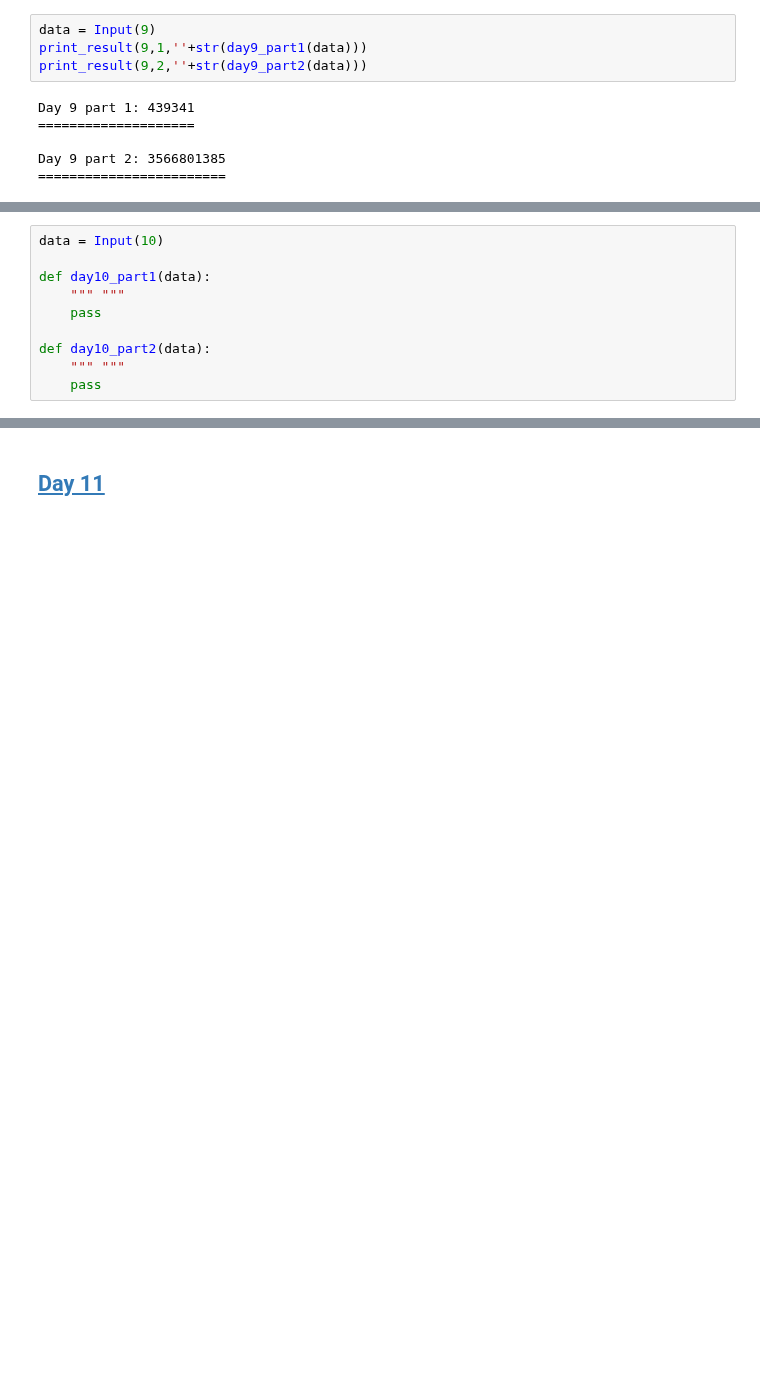
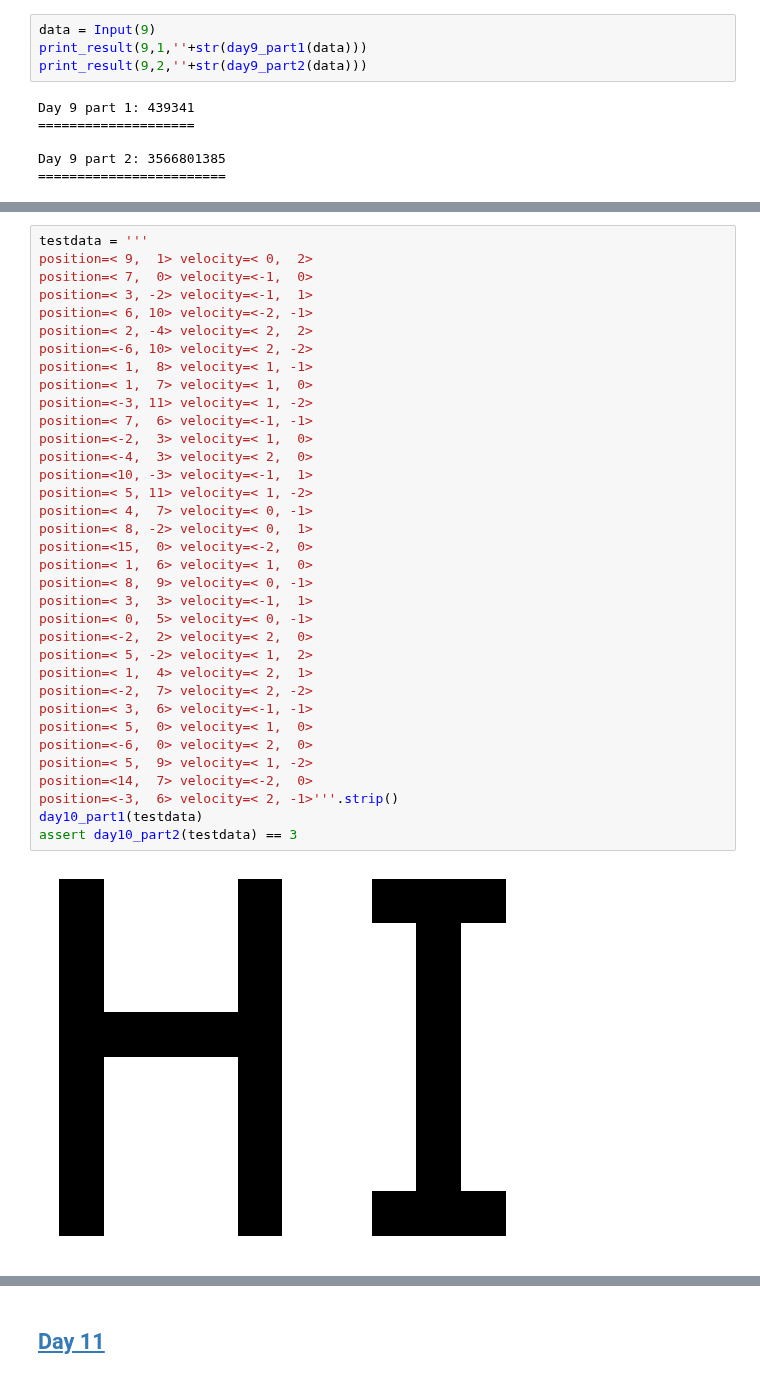
Before and after one commit to fuzzy-focus/AdventOfCode, a Jupyter notebook: 2018/Advent2018.ipynb, the cells around one changed output, grey strips where cells are left out. Drawn from its saved outputs; the diff is of its cells as text; blank space fills up the shorter version.

```diff
--- a/2018/Advent2018.ipynb
+++ b/2018/Advent2018.ipynb
@@ -1304,10 +1303,0 @@ Day 9 part 2: 3566801385
-# %%
-data = Input(10)
-
-def day10_part1(data):
-    """ """
-    pass
-
-def day10_part2(data):
-    """ """
-    pass
@@ -1320,3 +1508,40 @@ assert day10_part2(testdata) == None
+# %%
+testdata = '''
+position=< 9,  1> velocity=< 0,  2>
+position=< 7,  0> velocity=<-1,  0>
+position=< 3, -2> velocity=<-1,  1>
+position=< 6, 10> velocity=<-2, -1>
+position=< 2, -4> velocity=< 2,  2>
+position=<-6, 10> velocity=< 2, -2>
+position=< 1,  8> velocity=< 1, -1>
+position=< 1,  7> velocity=< 1,  0>
+position=<-3, 11> velocity=< 1, -2>
+position=< 7,  6> velocity=<-1, -1>
+position=<-2,  3> velocity=< 1,  0>
+position=<-4,  3> velocity=< 2,  0>
+position=<10, -3> velocity=<-1,  1>
+position=< 5, 11> velocity=< 1, -2>
+position=< 4,  7> velocity=< 0, -1>
+position=< 8, -2> velocity=< 0,  1>
+position=<15,  0> velocity=<-2,  0>
+position=< 1,  6> velocity=< 1,  0>
+position=< 8,  9> velocity=< 0, -1>
+position=< 3,  3> velocity=<-1,  1>
+position=< 0,  5> velocity=< 0, -1>
+position=<-2,  2> velocity=< 2,  0>
+position=< 5, -2> velocity=< 1,  2>
+position=< 1,  4> velocity=< 2,  1>
+position=<-2,  7> velocity=< 2, -2>
+position=< 3,  6> velocity=<-1, -1>
+position=< 5,  0> velocity=< 1,  0>
+position=<-6,  0> velocity=< 2,  0>
+position=< 5,  9> velocity=< 1, -2>
+position=<14,  7> velocity=<-2,  0>
+position=<-3,  6> velocity=< 2, -1>'''.strip()
+day10_part1(testdata)
+assert day10_part2(testdata) == 3
+# %% [output]
+[figure, added]
 # %%
 data = Input(10)
 print_result(10,1,''+str(day10_part1(data)))
```
Also changed, not shown: parts of 5 cells of this notebook, 2 other files.
